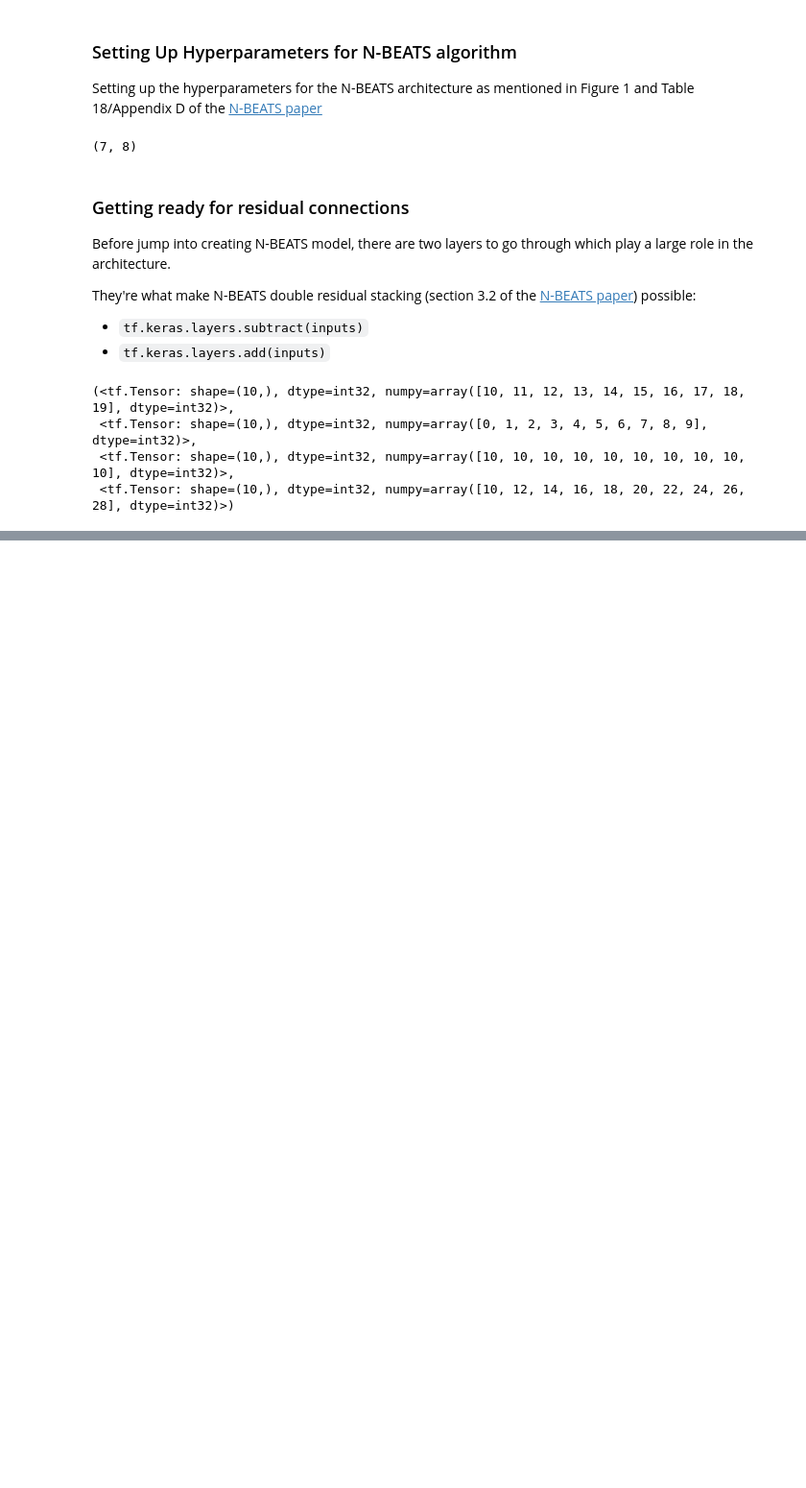
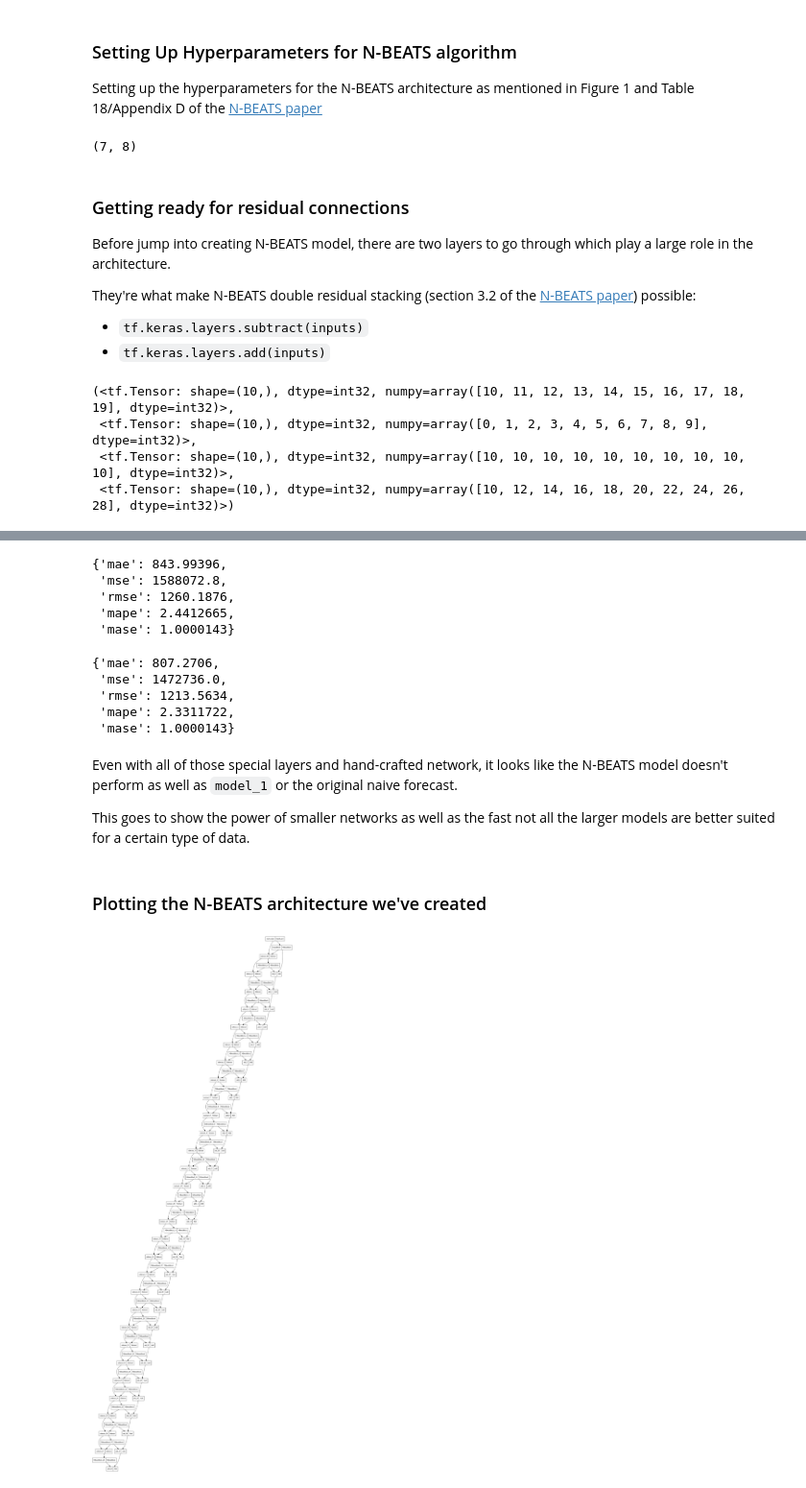
Before and after one commit to SaketMunda/time-series-with-tensorflow, a Jupyter notebook: time_series_with_tensorflow_bitpredict.ipynb, the cells around one changed output, grey strips where cells are left out. Shown at 96% size. Drawn from its saved outputs; the diff is of its cells as text; code cells hidden in the pictures; blank space fills up the shorter version.

Commit message:
NBeats model implemented

```diff
--- a/time_series_with_tensorflow_bitpredict.ipynb
+++ b/time_series_with_tensorflow_bitpredict.ipynb
@@ -1799,0 +1850,30 @@ We'll do so by going through the following:
+# %%
+# evaluate results
+model_7_results = evaluate_preds(y_true=y_test,
+                                 y_pred=model_7_preds)
+model_7_results
+# %% [output]
+{'mae': 843.99396,
+ 'mse': 1588072.8,
+ 'rmse': 1260.1876,
+ 'mape': 2.4412665,
+ 'mase': 1.0000143}
+# %%
+naive_results
+# %% [output]
+{'mae': 807.2706,
+ 'mse': 1472736.0,
+ 'rmse': 1213.5634,
+ 'mape': 2.3311722,
+ 'mase': 1.0000143}
+# %% [markdown]
+Even with all of those special layers and hand-crafted network, it looks like the N-BEATS model doesn't perform as well as `model_1` or the original naive forecast.
+
+This goes to show the power of smaller networks as well as the fast not all the larger models are better suited for a certain type of data.
+# %% [markdown]
+### Plotting the N-BEATS architecture we've created
+# %%
+from tensorflow.keras.utils import plot_model
+plot_model(model_7)
+# %% [output]
+[figure, added]
```
Also changed, not shown: parts of 47 cells of this notebook.
